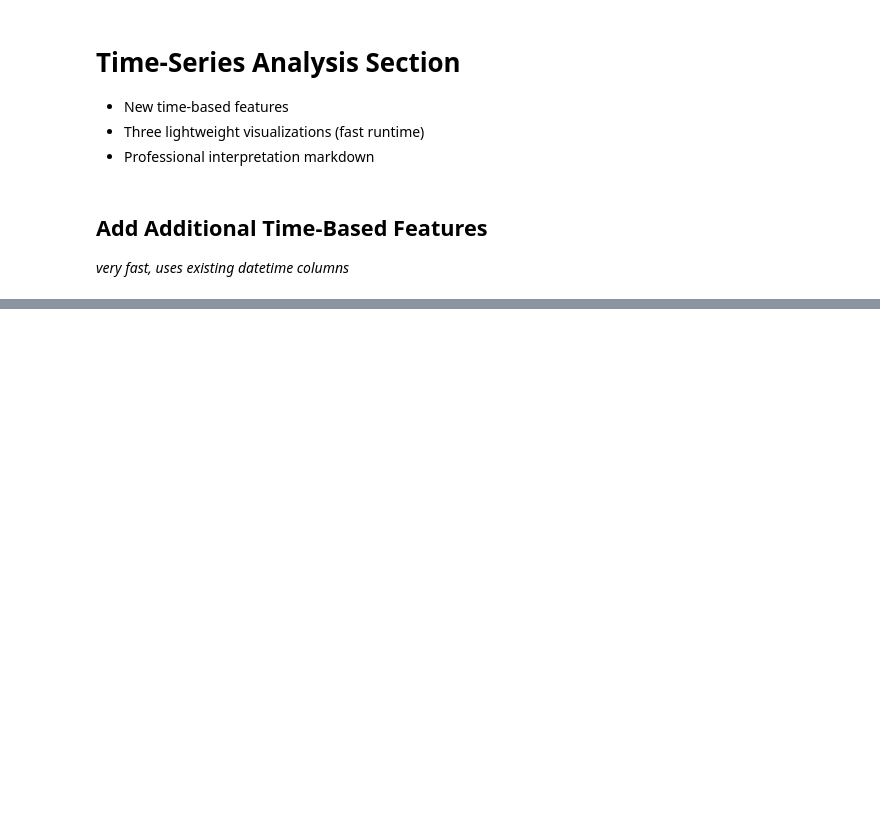
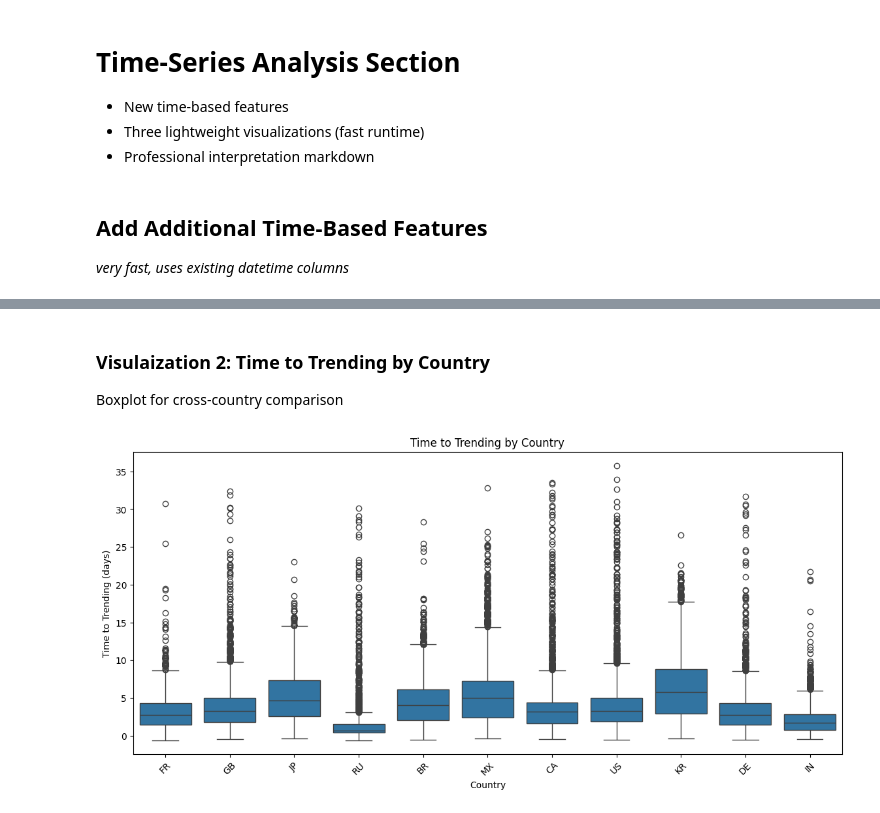
Before and after one commit to nancy1404/youtube-trending-analysis, a Jupyter notebook: notebooks/Gloabl_Notebook.ipynb, the cells around one changed output, grey strips where cells are left out. Cells and saved outputs as stored; diff of their text form; code cells hidden in the pictures; blank space fills up the shorter version.

```diff
--- a/notebooks/Gloabl_Notebook.ipynb
+++ b/notebooks/Gloabl_Notebook.ipynb
@@ -487,0 +545,17 @@ In the next phase, these insights will be used to frame cross-country comparison
+# %% [markdown]
+### Visulaization 2: Time to Trending by Country
+Boxplot for cross-country comparison
+# %%
+plt.figure(figsize=(14, 6))
+sns.boxplot(
+    data = plot_df,
+    x = "country",
+    y = "time_to_trending_days"
+)
+plt.title("Time to Trending by Country")
+plt.xlabel("Country")
+plt.ylabel("Time to Trending (days)")
+plt.xticks(rotation = 45)
+plt.show()
+# %% [output]
+[figure, added]
```
Also changed, not shown: parts of 8 cells of this notebook.
